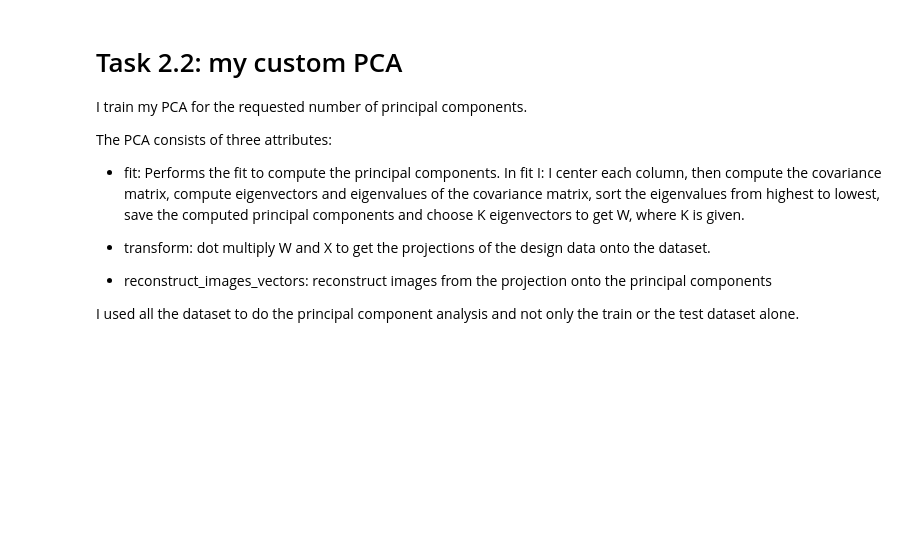
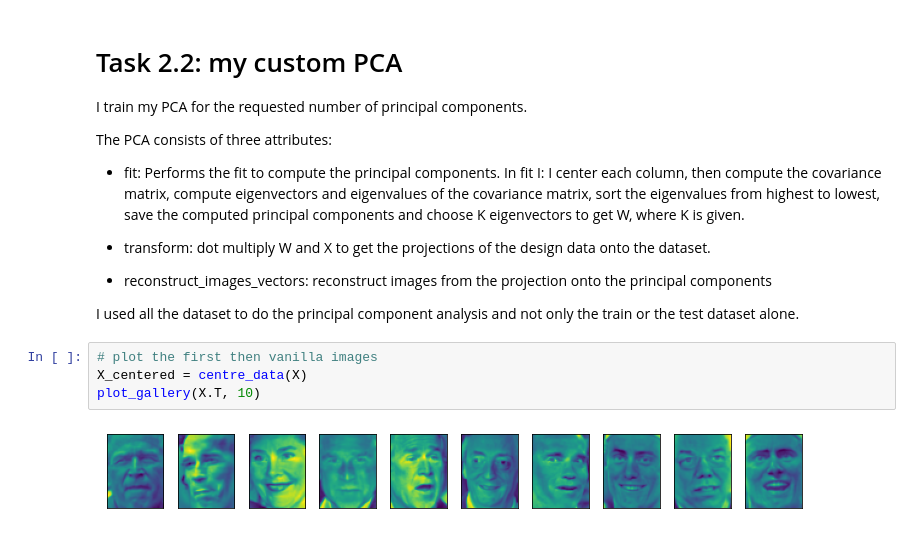
Before and after one commit to IZerab/Into_ML, a Jupyter notebook: PA5/PA5.ipynb, the cells around one changed output. Drawn from its saved outputs; the diff is of its cells as text; blank space fills up the shorter version.

```diff
--- a/PA5/PA5.ipynb
+++ b/PA5/PA5.ipynb
@@ -51,4 +60,10 @@ The PCA consists of three attributes:
 - reconstruct_images_vectors: reconstruct images from the projection onto the principal components
 
 I used all the dataset to do the principal component analysis and not only the train or the test dataset alone.
+# %%
+# plot the first then vanilla images
+X_centered = centre_data(X)
+plot_gallery(X.T, 10)
+# %% [output]
+[figure, added]
 # %%
```
Also changed, not shown: parts of 7 cells of this notebook, 5 other files.
